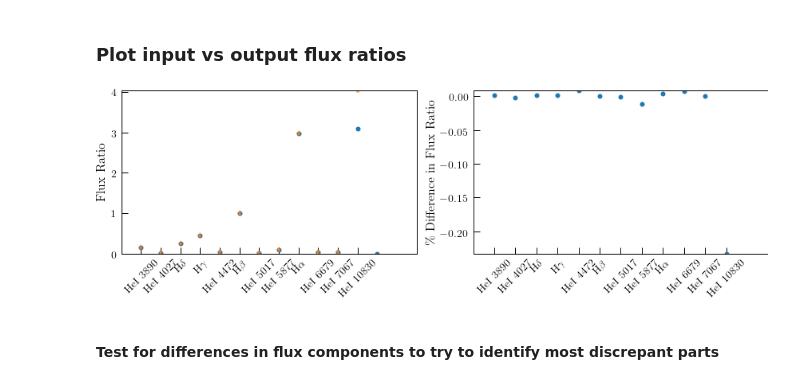
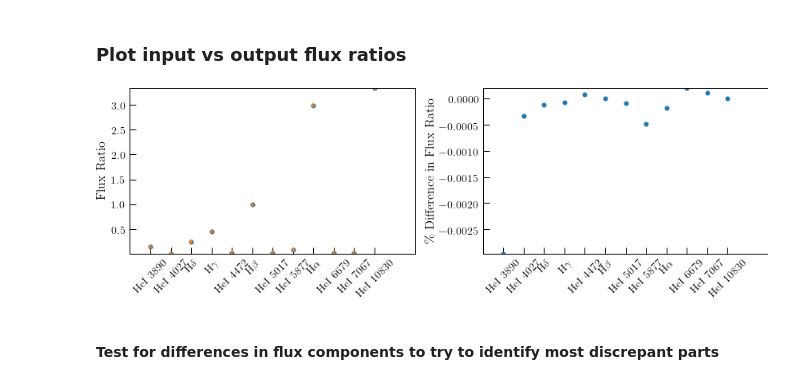
Before and after one commit to tiffanyhsyu/Yp, a Jupyter notebook: check_run_results.ipynb, the cells around one changed output. Cells and saved outputs as stored; diff of their text form; code cells hidden in the pictures.

Commit message:
nb edits; new test_output_flux

```diff
--- a/check_run_results.ipynb
+++ b/check_run_results.ipynb
@@ -132,6 +111,6 @@ importlib.reload(mfr)
 # %% [markdown]
 #### Original input
 # %%
-targ_input = Table.read('/Users/thsyu/Software/Yp/test_output_flux_nir', format='ascii', delimiter=' ')
+targ_input = Table.read('/Users/thsyu/Software/Yp/test_output_flux', format='ascii', delimiter=' ')
 targ_input
 # %% [output]
@@ -200,28 +172,28 @@ Table length=12
 # %%
 f, (ax1, ax2) = plt.subplots(1, 2, figsize=(12,4))
 
 ax1.plot(targ_input['Flux Ratio'], 'o', label='Measured')
 ax1.plot(targ_output['Flux Ratio'], marker='*', markersize=8, linestyle='None', label='MCMC Predicted')
 ax1.set_xticks(np.arange(0, len(targ_output), 1))
 ax1.set_xticklabels(['HeI 3890', 'HeI 4027', r'H$\delta$', r'H$\gamma$', \
                                               'HeI 4472', r'H$\beta$', 'HeI 5017', 'HeI 5877', r'H$\alpha$', \
                                               'HeI 6679', 'HeI 7067', 'HeI 10830'], rotation=45)
 ax1.set_xlim(-1, len(targ_input)+1)
 #ax1.set_ylim(-0.5, 4.0)
 ax1.set_ylabel('Flux Ratio')
 
-ax2.plot((targ_input['Flux Ratio'][:-1]-targ_output['Flux Ratio'])/targ_output['Flux Ratio'], 'o')
+ax2.plot((targ_input['Flux Ratio']-targ_output['Flux Ratio'])/targ_output['Flux Ratio'], 'o')
 ax2.set_xticks(np.arange(0, len(targ_output), 1))
 ax2.set_xticklabels(['HeI 3890', 'HeI 4027', r'H$\delta$', r'H$\gamma$', \
                                               'HeI 4472', r'H$\beta$', 'HeI 5017', 'HeI 5877', r'H$\alpha$', \
                                               'HeI 6679', 'HeI 7067', 'HeI 10830'], rotation=45)
 ax2.set_xlim(-1, len(targ_output)+1)
 ax2.set_ylabel(r'\% Difference in Flux Ratio')
 
 #f.savefig('/Users/thsyu/Software/Yp/emis_vs_flux.pdf', overwrite=True)
 f.show()
 # %% [output]
-[figure, old version]
+[figure, new version]
 # %% [markdown]
 #### Test for differences in flux components to try to identify most discrepant parts
 # %%
```
Also changed, not shown: parts of 41 cells of this notebook, 2 other files.
